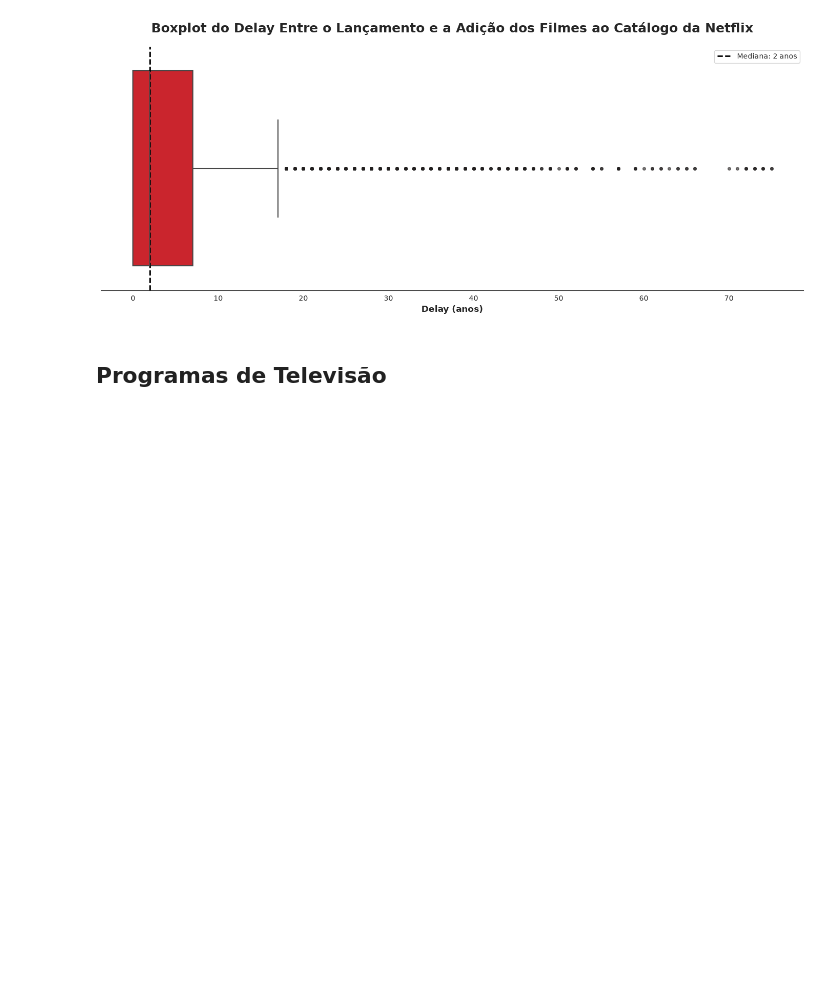
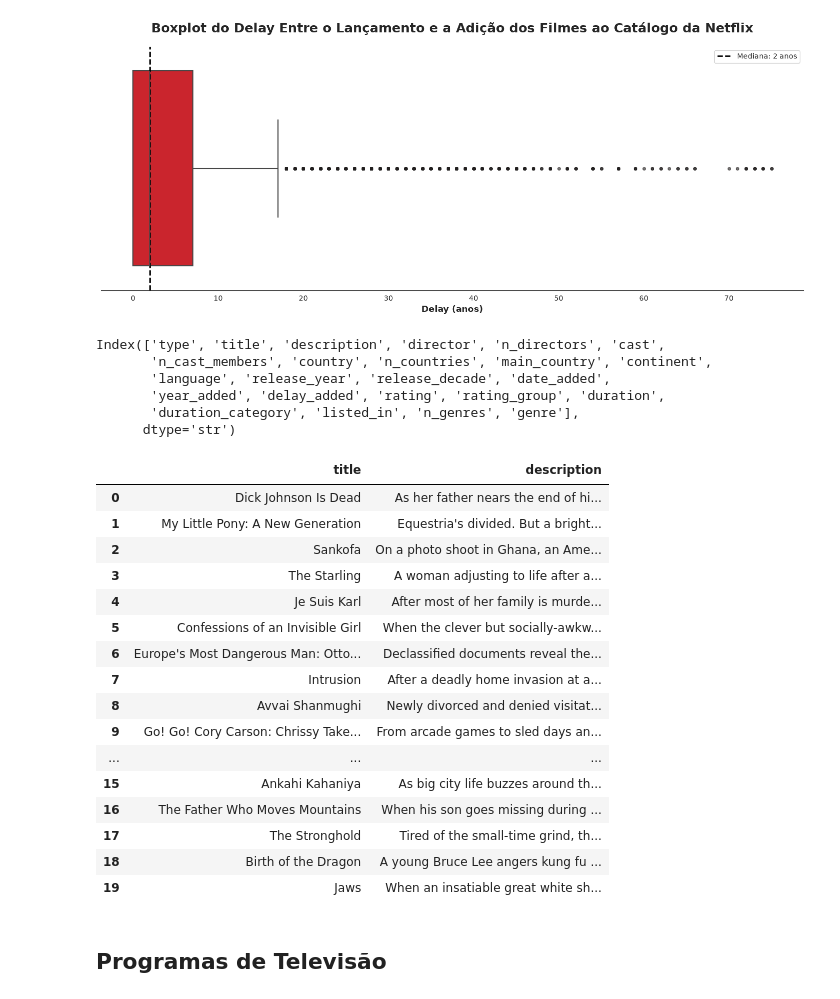
Before and after one commit to thiagoishie/netflix, a Jupyter notebook: notebooks/01_ETL_EDA.ipynb, the cells around one changed output. Cells and saved outputs as stored; diff of their text form; code cells hidden in the pictures; blank space fills up the shorter version.

```diff
--- a/notebooks/ETL_EDA.ipynb
+++ b/notebooks/01_ETL_EDA.ipynb
@@ -902,6 +902,39 @@ plt.tight_layout()
 plt.show()
 # %% [output]
 [figure]
+# %%
+netflix_movies.columns
+# %% [output]
+Index(['type', 'title', 'description', 'director', 'n_directors', 'cast',
+       'n_cast_members', 'country', 'n_countries', 'main_country', 'continent',
+       'language', 'release_year', 'release_decade', 'date_added',
+       'year_added', 'delay_added', 'rating', 'rating_group', 'duration',
+       'duration_category', 'listed_in', 'n_genres', 'genre'],
+      dtype='str')
+# %%
+import pandas as pd
+
+pd.set_option('display.max_colwidth', None)
+
+netflix_movies.iloc[:20, 1:3]
+# %% [output]
+|  | title | description |
+| 0 | Dick Johnson Is Dead | As her father nears the end of hi... |
+| 1 | My Little Pony: A New Generation | Equestria's divided. But a bright... |
+| 2 | Sankofa | On a photo shoot in Ghana, an Ame... |
+| 3 | The Starling | A woman adjusting to life after a... |
+| 4 | Je Suis Karl | After most of her family is murde... |
+| 5 | Confessions of an Invisible Girl | When the clever but socially-awkw... |
+| 6 | Europe's Most Dangerous Man: Otto... | Declassified documents reveal the... |
+| 7 | Intrusion | After a deadly home invasion at a... |
+| 8 | Avvai Shanmughi | Newly divorced and denied visitat... |
+| 9 | Go! Go! Cory Carson: Chrissy Take... | From arcade games to sled days an... |
+| ... | ... | ... |
+| 15 | Ankahi Kahaniya | As big city life buzzes around th... |
+| 16 | The Father Who Moves Mountains | When his son goes missing during ... |
+| 17 | The Stronghold | Tired of the small-time grind, th... |
+| 18 | Birth of the Dragon | A young Bruce Lee angers kung fu ... |
+| 19 | Jaws | When an insatiable great white sh... |
 # %% [markdown]
 ## Programas de Televisão
 # %% [markdown]
```
Also changed, not shown: 10 other files.
